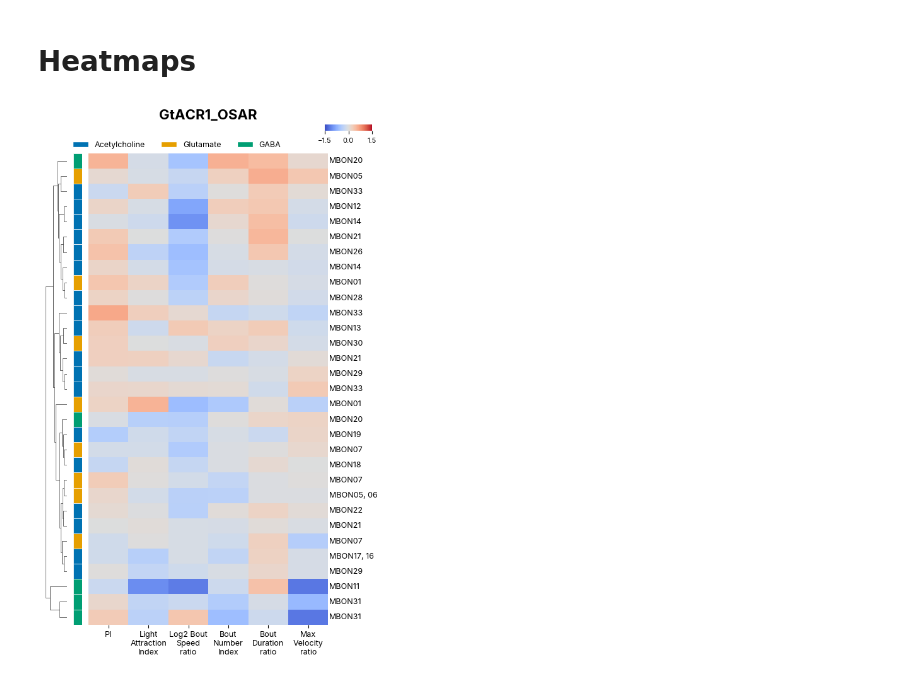
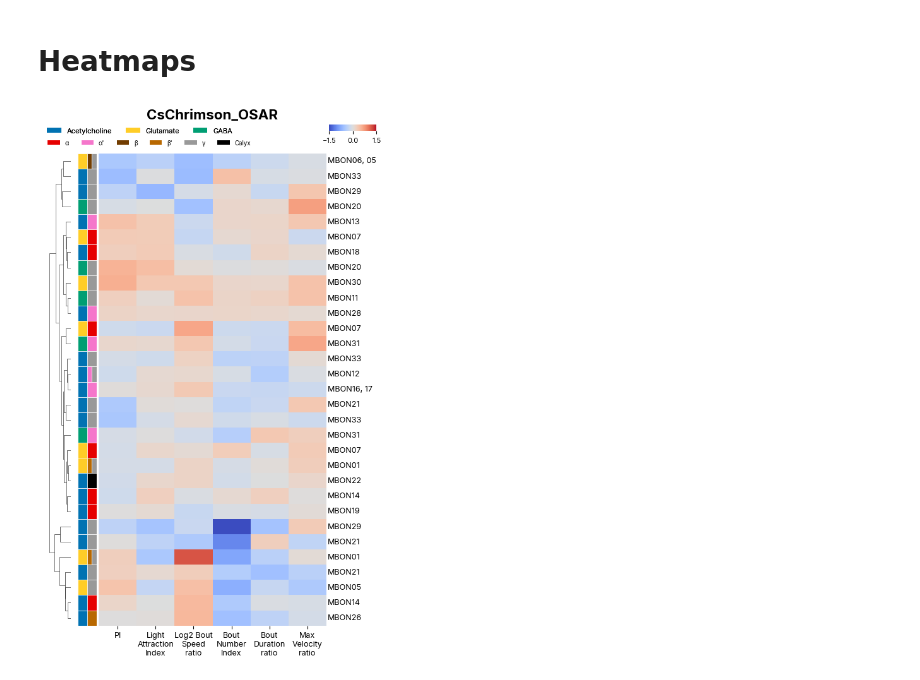
Before and after one commit to lnicole08/OSAR-Nicole-version, a Jupyter notebook: Falling-OSAR NT.ipynb, the cells around one changed output. Drawn from its saved outputs; the diff is of its cells as text; code cells hidden in the pictures.

```diff
--- a/Falling-OSAR NT.ipynb
+++ b/Falling-OSAR NT.ipynb
@@ -252,7 +252,7 @@ plt.show()
 # %%
 import textwrap
 
-responder = 'ACR'  # Switch to 'ACR' as needed
+responder = 'Chrimson2'  # Switch to 'ACR' as needed
 
 totalmetriccomparison = pd.read_excel(filepath)
 
@@ -291,6 +291,19 @@ def parse_nt(nt_str):
     nts = [x.strip() for x in nt_str.split(',')]
     return nts if nts else ['Unknown']
 
+def parse_lobes(lobe_str):
+    if pd.isna(lobe_str) or lobe_str == '':
+        return ['Unknown']
+    lobe_str_lower = lobe_str.lower()
+    lobes = []
+    if 'calyx' in lobe_str_lower: lobes.append('Calyx')
+    if "α'" in lobe_str or "a'" in lobe_str_lower: lobes.append("α'")
+    if "β'" in lobe_str or "b'" in lobe_str_lower: lobes.append("β'")
+    if any(c in lobe_str_lower for c in ['a1', 'a2', 'a3', 'α1', 'α2', 'α3']) and "α'" not in lobes: lobes.append('α')
+    if any(c in lobe_str_lower for c in ['b1', 'b2', 'b3', 'β1', 'β2', 'β3']) and "β'" not in lobes: lobes.append('β')
+    if any(c in lobe_str_lower for c in ['y1', 'y2', 'y3', 'y4', 'y5', 'γ1', 'γ2', 'γ3', 'γ4', 'γ5']): lobes.append('γ')
+    return lobes if lobes else ['Unknown']
+
 def wrap_labels(ax, width, break_long_words=False):
     labels = []
     for label in ax.get_xticklabels():
@@ -300,80 +313,85 @@ def wrap_labels(ax, width, break_long_words=False):
 
 df_cluster['Name_short'] = df_cluster['Name'].apply(shorten_mbon_numbers)
 df_cluster['NT_parsed'] = df_cluster['NT'].apply(parse_nt)
+df_cluster['Lobes_parsed'] = df_cluster['Lobe'].apply(parse_lobes)
 
 nt_palette = {
     'Acetylcholine': '#0072B2',
-    'Glutamate': '#E69F00',
+    'Glutamate': "#FFCD27",
     'GABA': '#009E73',
 }
+
+lobe_palette = {'α': "#E60000", "α'": "#F576CB", 'β': "#723D01", "β'": "#B86800", 'γ': '#999999', 'Calyx': '#000000', 'Unknown': '#FFFFFF'}
 
 # Settings
 fig_width, fig_height = 5, 10
 dendrogram_size = 0.08
 gap = 0.02
 # %%
-# Clustermap by MBONs (row clustering) — colored by Neurotransmitter
 plt.rcParams["font.family"] = "Inter"
 
 df_clusternew = df_cluster_data[['PI_Hg_OSAR', 'Light Attraction Index_Hg_OSAR',
        'Log2 Bout Speed ratio_Hg_OSAR',
        'Bout Number Index_Hg_OSAR', 'Bout Duration ratio_Hg_OSAR',
        'Max Velocity ratio_Hg_OSAR']]
-
 
 g1 = sns.clustermap(df_clusternew, cmap=colormap, method='complete', metric='euclidean',
                     yticklabels=False, xticklabels=[col.replace("_Hg_OSAR", "") for col in df_clusternew.columns], vmin=-1.5, vmax=1.5,
                     row_cluster=True, col_cluster=False, annot=False,
                     row_colors=['#FFFFFF'] * len(df_clusternew),
                     dendrogram_ratio=(dendrogram_size, dendrogram_size),
                     cbar_kws=dict(orientation='horizontal', ticks=[-1.5, 0, 1.5]),
                     figsize=(fig_width, fig_height), cbar_pos=(0.92, 0.955, 0.15, 0.010))
 
-
 cbar = g1.ax_cbar
 cbar.tick_params(labelsize=8)
 
+row_order = g1.dendrogram_row.reordered_ind
+rc_pos = g1.ax_row_colors.get_position()
+hm_pos = g1.ax_heatmap.get_position()
+col_w = 0.03
 
-row_colors_pos = g1.ax_row_colors.get_position()
-heatmap_pos = g1.ax_heatmap.get_position()
+g1.ax_row_colors.set_position([rc_pos.x0 + gap, rc_pos.y0, col_w * 2, rc_pos.height])
+g1.ax_heatmap.set_position([hm_pos.x0 + gap + col_w*2 - 0.02, hm_pos.y0, hm_pos.width - col_w*2-0.02, hm_pos.height])
 
-
-g1.ax_row_colors.set_position([row_colors_pos.x0 + gap, row_colors_pos.y0, row_colors_pos.width, row_colors_pos.height])
-g1.ax_heatmap.set_position([heatmap_pos.x0 + gap*2, heatmap_pos.y0, heatmap_pos.width - gap*2, heatmap_pos.height])
-
-
-ax_row_colors = g1.ax_row_colors
-row_order = g1.dendrogram_row.reordered_ind
-ax_row_colors.clear()
-ax_row_colors.set_xlim(0, 1)
-ax_row_colors.set_ylim(0, len(row_order))
-ax_row_colors.invert_yaxis()
-ax_row_colors.axis('off')
+ax_rc = g1.ax_row_colors
+ax_rc.clear()
+ax_rc.set_xlim(0, 2)
+ax_rc.set_ylim(0, len(row_order))
+ax_rc.invert_yaxis()
+ax_rc.axis('off')
 
 for i, idx in enumerate(row_order):
     nts = df_cluster['NT_parsed'].iloc[idx]
     n_nts = len(nts) if nts else 1
     for j, nt in enumerate(nts):
         rect = plt.Rectangle((j / n_nts, i), 1 / n_nts, 1, facecolor=nt_palette.get(nt, '#FFFFFF'), edgecolor='white', linewidth=0.5)
-        ax_row_colors.add_patch(rect)
-
+        ax_rc.add_patch(rect)
+    lobes = df_cluster['Lobes_parsed'].iloc[idx]
+    n_lobes = len(lobes) if lobes else 1
+    for j, lobe in enumerate(lobes):
+        rect = plt.Rectangle((1 + j / n_lobes, i), 1 / n_lobes, 1, facecolor=lobe_palette.get(lobe, '#FFFFFF'), edgecolor='white', linewidth=0.5)
+        ax_rc.add_patch(rect)
 
 g1.ax_heatmap.set_ylabel('')
 g1.ax_heatmap.set_xticklabels(g1.ax_heatmap.get_xticklabels(), ha='center', fontsize=9)
 wrap_labels(g1.ax_heatmap, 10)
 
-
 for i, idx in enumerate(row_order):
     g1.ax_heatmap.text(1.005, i + 0.5, df_cluster['Name_short'].iloc[idx], ha='left', va='center', fontsize=9, transform=g1.ax_heatmap.get_yaxis_transform())
 
-legend_elements = [plt.Rectangle((0,0),1,1, facecolor=c, edgecolor='white', label=l) for l, c in nt_palette.items() if l != 'Unknown']
-g1.fig.legend(handles=legend_elements, loc='upper center', bbox_to_anchor=(0.45, 0.95),
-              ncol=len(legend_elements), fontsize=9, frameon=False)
+nt_legend = [plt.Rectangle((0,0),1,1, facecolor=c, edgecolor=None, label=l) for l, c in nt_palette.items()]
+lobe_legend = [plt.Rectangle((0,0),1,1, facecolor=c, edgecolor=None, label=l) for l, c in lobe_palette.items() if l != 'Unknown']
+leg1 = g1.fig.legend(handles=nt_legend, loc='upper center', bbox_to_anchor=(0.32, 0.97), ncol=len(nt_legend), fontsize=8, title_fontsize=10, frameon=False)
+g1.fig.add_artist(leg1)
+g1.fig.legend(handles=lobe_legend, loc='upper center', bbox_to_anchor=(0.35, 0.95), ncol=len(lobe_legend), fontsize=7, title_fontsize=10, frameon=False)
+
 g1.fig.suptitle(responderrename+ "_OSAR", fontsize=16, x=0.55, y=0.99, fontweight = 'bold')
 mpl.rcParams['svg.fonttype'] = 'none'
+plt.savefig("D:\\ACC Lab Dropbox\\ACC Lab\\Nicole Lee\\Data Compilation\\osar_compiled\\images\\" + date + "_clustermapofmbonsbynttypeandlobe_OSAR_" + responder + ".svg", bbox_inches="tight")
 plt.show()
 # %% [output]
-[figure, old version]
+[figure, new version]
 # %%
 # Falling clustermap setup
 responder_fall = 'Chrimson2'  # Switch to 'ACR' as needed
```
Also changed, not shown: parts of 2 cells of this notebook, 1 other file.
